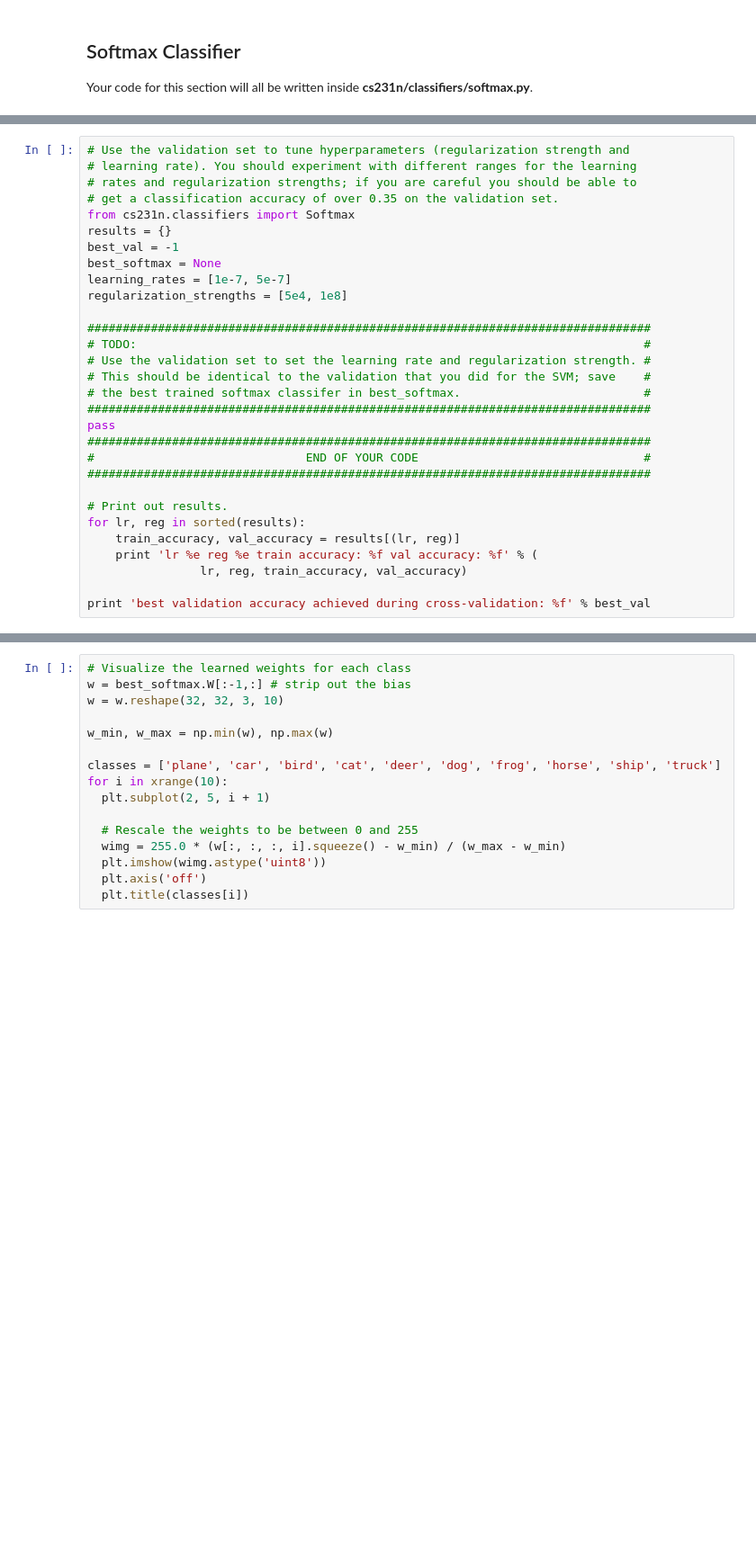
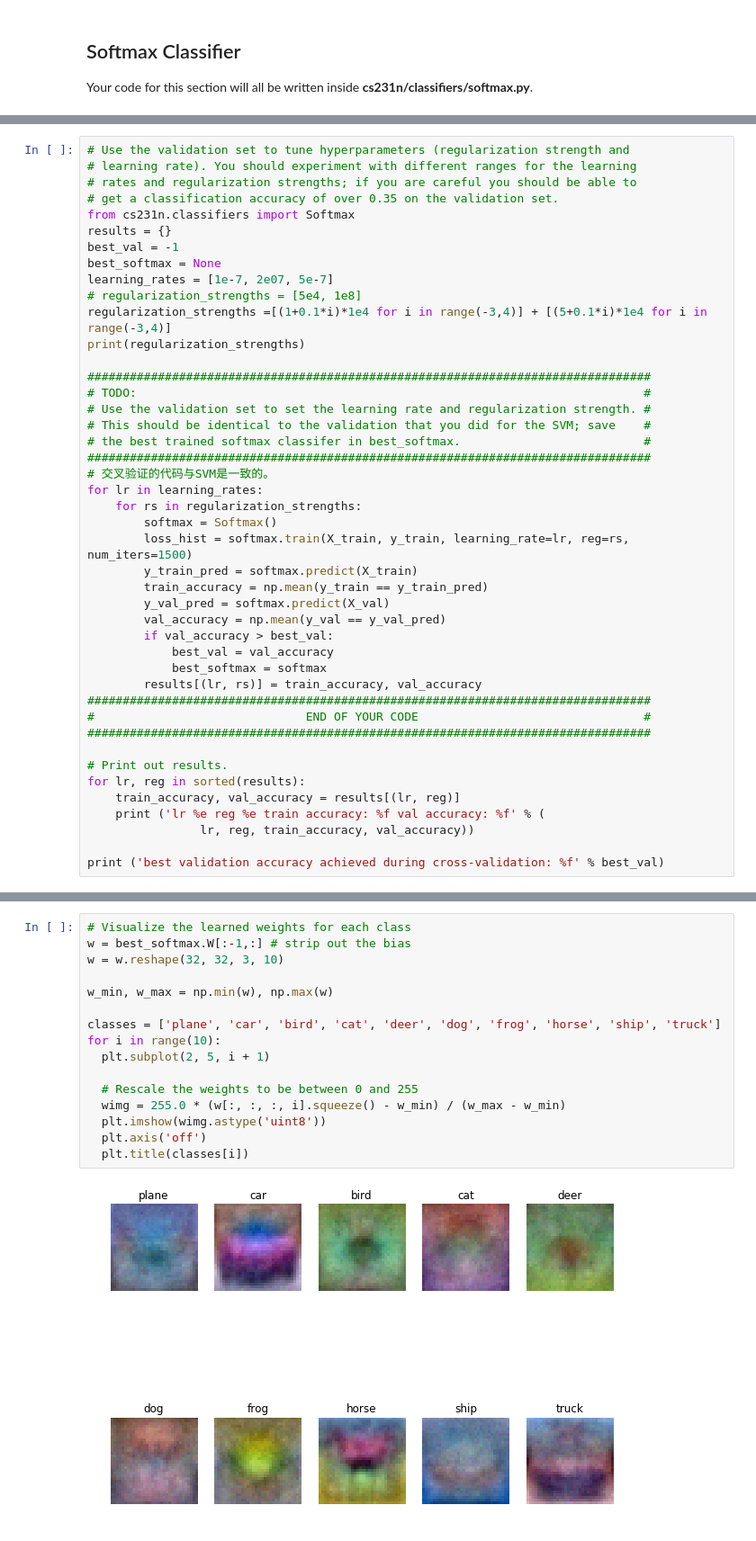
Before and after one commit to weixi2008/lab, a Jupyter notebook: CS231n-2016-Winter/assignment1/softmax.ipynb, the cells around one changed output, grey strips where cells are left out. Shown at 90% size. Saved outputs shown, nothing was run; the diff lists cells and outputs as text; blank space fills up the shorter version.

```diff
--- a/CS231n-2016-Winter/assignment1/softmax.ipynb
+++ b/CS231n-2016-Winter/assignment1/softmax.ipynb
@@ -191,8 +194,10 @@ from cs231n.classifiers import Softmax
 results = {}
 best_val = -1
 best_softmax = None
-learning_rates = [1e-7, 5e-7]
-regularization_strengths = [5e4, 1e8]
+learning_rates = [1e-7, 2e07, 5e-7]
+# regularization_strengths = [5e4, 1e8]
+regularization_strengths =[(1+0.1*i)*1e4 for i in range(-3,4)] + [(5+0.1*i)*1e4 for i in range(-3,4)]
+print(regularization_strengths)
 
 ################################################################################
 # TODO:                                                                        #
@@ -200,7 +205,19 @@ regularization_strengths = [5e4, 1e8]
 # This should be identical to the validation that you did for the SVM; save    #
 # the best trained softmax classifer in best_softmax.                          #
 ################################################################################
-pass
+# 交叉验证的代码与SVM是一致的。
+for lr in learning_rates:
+    for rs in regularization_strengths:
+        softmax = Softmax()
+        loss_hist = softmax.train(X_train, y_train, learning_rate=lr, reg=rs, num_iters=1500)
+        y_train_pred = softmax.predict(X_train)
+        train_accuracy = np.mean(y_train == y_train_pred)
+        y_val_pred = softmax.predict(X_val)
+        val_accuracy = np.mean(y_val == y_val_pred)
+        if val_accuracy > best_val:
+            best_val = val_accuracy
+            best_softmax = softmax
+        results[(lr, rs)] = train_accuracy, val_accuracy
 ################################################################################
 #                              END OF YOUR CODE                                #
 ################################################################################
@@ -208,7 +225,7 @@ pass
 # Print out results.
 for lr, reg in sorted(results):
     train_accuracy, val_accuracy = results[(lr, reg)]
-    print 'lr %e reg %e train accuracy: %f val accuracy: %f' % (
-                lr, reg, train_accuracy, val_accuracy)
+    print ('lr %e reg %e train accuracy: %f val accuracy: %f' % (
+                lr, reg, train_accuracy, val_accuracy))
 
-print 'best validation accuracy achieved during cross-validation: %f' % best_val
+print ('best validation accuracy achieved during cross-validation: %f' % best_val)
@@ -221,16 +259,18 @@ print 'softmax on raw pixels final test set accuracy: %f' % (test_accuracy, )
 # %%
 # Visualize the learned weights for each class
 w = best_softmax.W[:-1,:] # strip out the bias
 w = w.reshape(32, 32, 3, 10)
 
 w_min, w_max = np.min(w), np.max(w)
 
 classes = ['plane', 'car', 'bird', 'cat', 'deer', 'dog', 'frog', 'horse', 'ship', 'truck']
-for i in xrange(10):
+for i in range(10):
   plt.subplot(2, 5, i + 1)
 
   # Rescale the weights to be between 0 and 255
   wimg = 255.0 * (w[:, :, :, i].squeeze() - w_min) / (w_max - w_min)
   plt.imshow(wimg.astype('uint8'))
   plt.axis('off')
   plt.title(classes[i])
+# %% [output]
+[figure, added]
```
Also changed, not shown: parts of 8 cells of this notebook, 11 other files.
